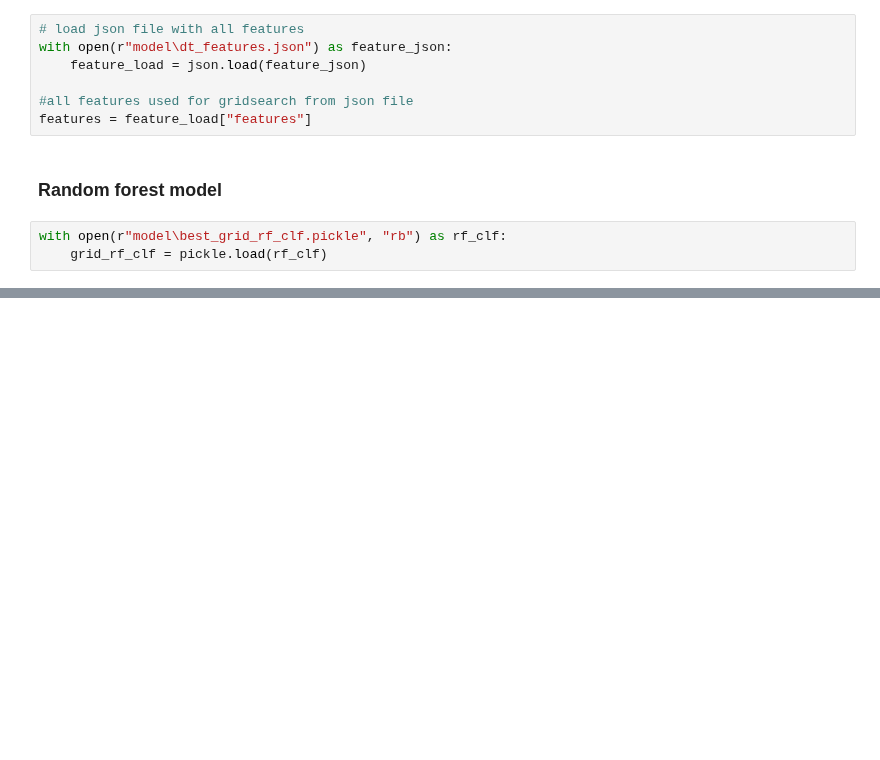
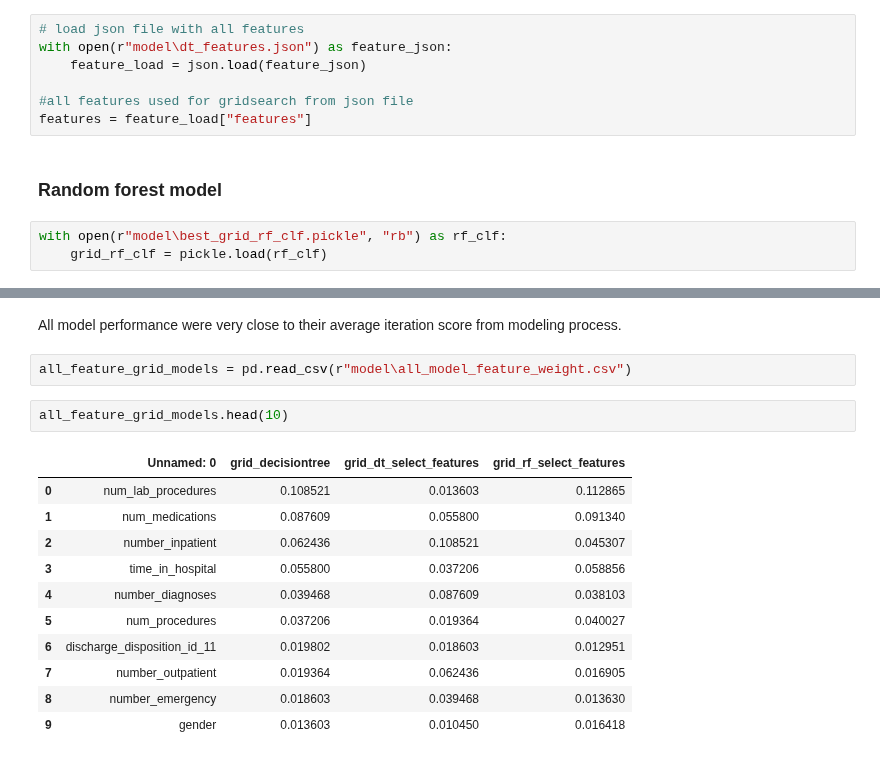
Before and after one commit to yunghanjeong/diabetic_readmission_prediction, a Jupyter notebook: diabetes_readmission_prediction.ipynb, the cells around one changed output, grey strips where cells are left out. Drawn from its saved outputs; the diff is of its cells as text; blank space fills up the shorter version.

```diff
--- a/diabetes_readmission_prediction.ipynb
+++ b/diabetes_readmission_prediction.ipynb
@@ -554,0 +617,18 @@ with open(r"model\best_grid_rf_clf.pickle", "rb") as rf_clf:
+# %% [markdown]
+All model performance were very close to their average iteration score from modeling process.
+# %%
+all_feature_grid_models = pd.read_csv(r"model\all_model_feature_weight.csv")
+# %%
+all_feature_grid_models.head(10)
+# %% [output]
+|  | Unnamed: 0 | grid_decisiontree | grid_dt_select_features | grid_rf_select_features |
+| 0 | num_lab_procedures | 0.108521 | 0.013603 | 0.112865 |
+| 1 | num_medications | 0.087609 | 0.055800 | 0.091340 |
+| 2 | number_inpatient | 0.062436 | 0.108521 | 0.045307 |
+| 3 | time_in_hospital | 0.055800 | 0.037206 | 0.058856 |
+| 4 | number_diagnoses | 0.039468 | 0.087609 | 0.038103 |
+| 5 | num_procedures | 0.037206 | 0.019364 | 0.040027 |
+| 6 | discharge_disposition_id_11 | 0.019802 | 0.018603 | 0.012951 |
+| 7 | number_outpatient | 0.019364 | 0.062436 | 0.016905 |
+| 8 | number_emergency | 0.018603 | 0.039468 | 0.013630 |
+| 9 | gender | 0.013603 | 0.010450 | 0.016418 |
```
Also changed, not shown: parts of 13 cells of this notebook, 8 other files.
